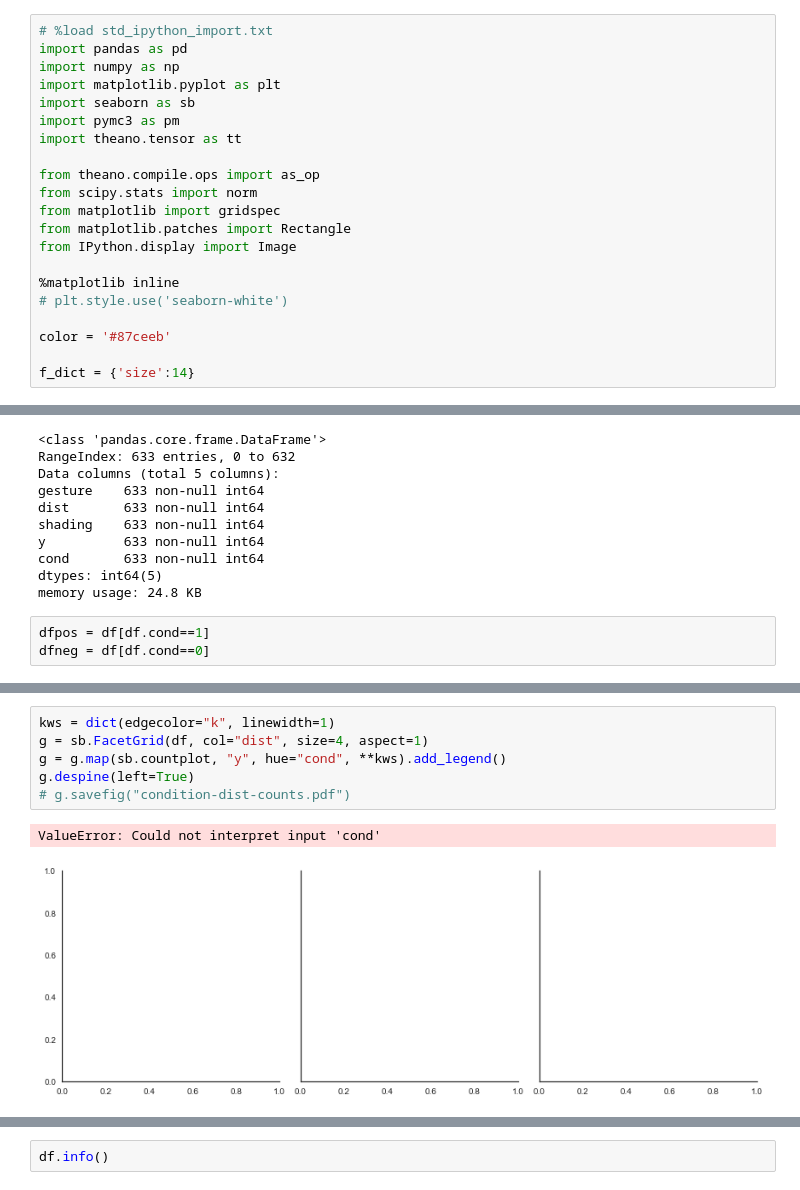
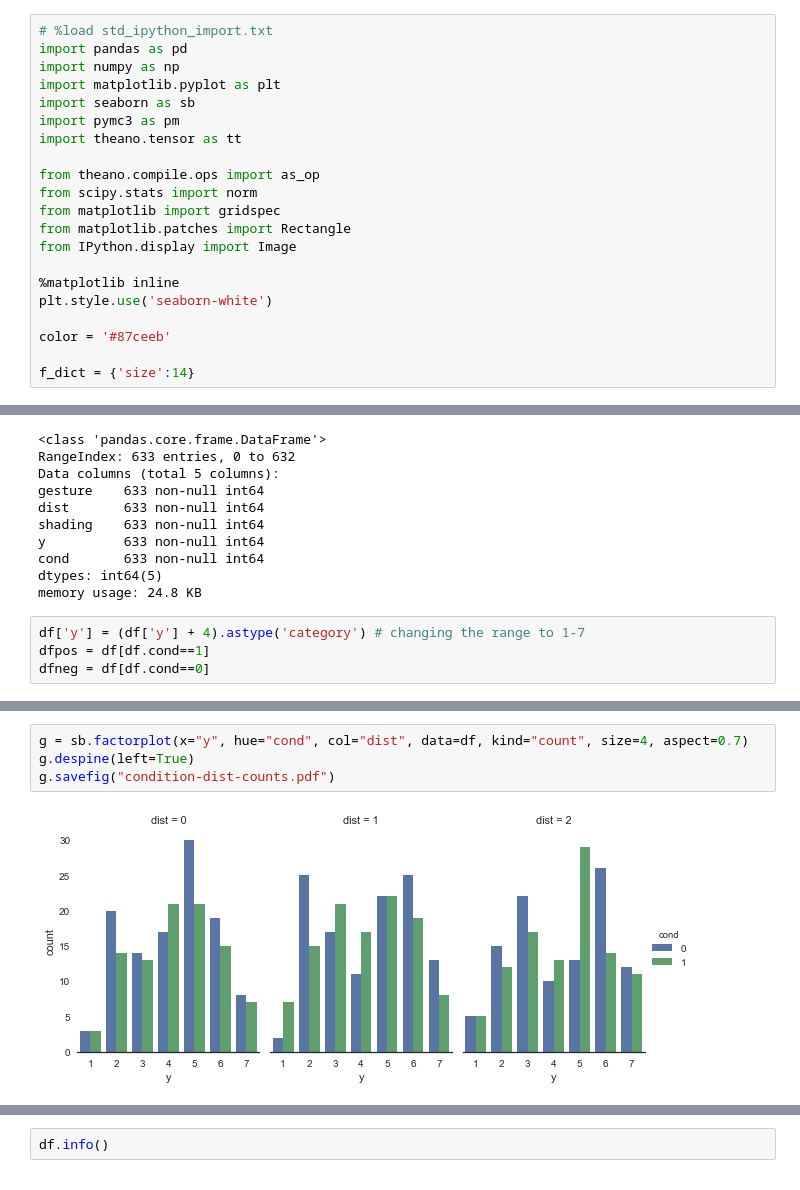
Before and after one commit to CrowdDynamicsLab/ComicPersuasion, a Jupyter notebook: Paper Draft/LaTeX/hari-code/ordinal prediction.ipynb, the cells around one changed output, grey strips where cells are left out. Drawn from its saved outputs; the diff is of its cells as text.

```diff
--- a/Paper Draft/LaTeX/hari-code/ordinal prediction.ipynb
+++ b/Paper Draft/LaTeX/hari-code/ordinal prediction.ipynb
@@ -16,7 +16,7 @@ from matplotlib.patches import Rectangle
 from IPython.display import Image
 
 %matplotlib inline
-# plt.style.use('seaborn-white')
+plt.style.use('seaborn-white')
 
 color = '#87ceeb'
 
@@ -46,5 +46,6 @@ cond       633 non-null int64
 dtypes: int64(5)
 memory usage: 24.8 KB
 # %%
+df['y'] = (df['y'] + 4).astype('category') # changing the range to 1-7
 dfpos = df[df.cond==1]
 dfneg = df[df.cond==0]
@@ -69,9 +58,6 @@ g.savefig("condition-gesture-counts.pdf")
 # %%
-kws = dict(edgecolor="k", linewidth=1)
-g = sb.FacetGrid(df, col="dist", size=4, aspect=1)
-g = g.map(sb.countplot, "y", hue="cond", **kws).add_legend()
+g = sb.factorplot(x="y", hue="cond", col="dist", data=df, kind="count", size=4, aspect=0.7)
 g.despine(left=True)
-# g.savefig("condition-dist-counts.pdf")
+g.savefig("condition-dist-counts.pdf")
 # %% [output]
-ValueError: Could not interpret input 'cond'
-[figure, old version]
+[figure, new version]
```
Also changed, not shown: parts of 46 cells of this notebook, 3 other files.
